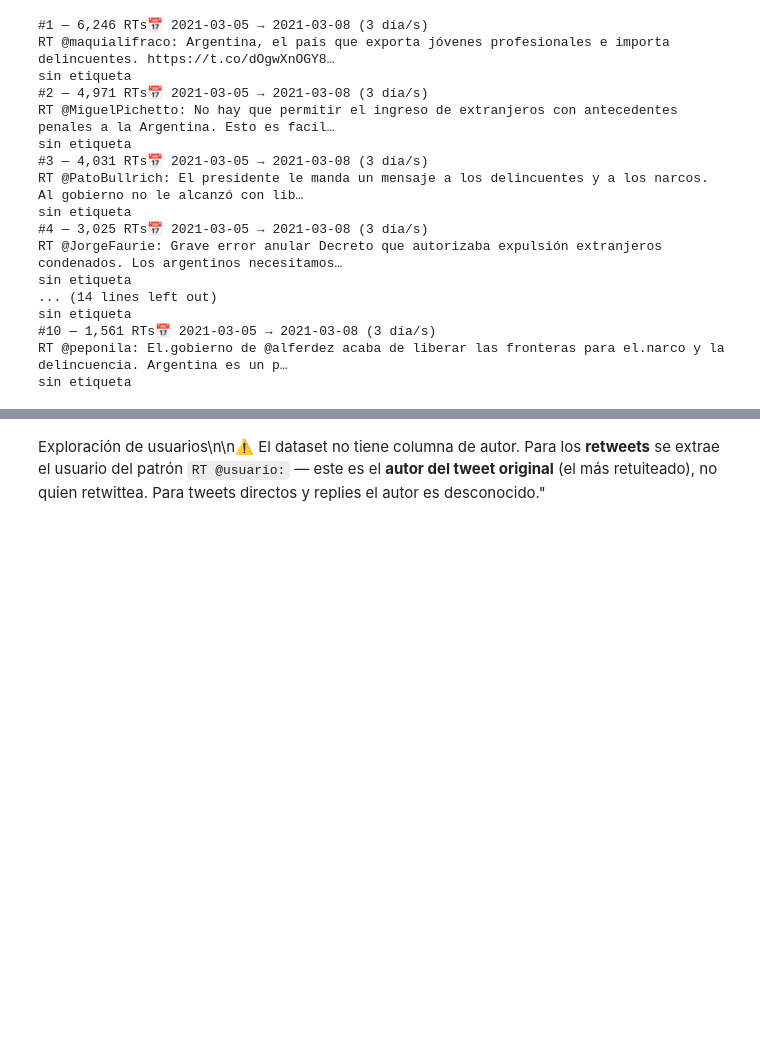
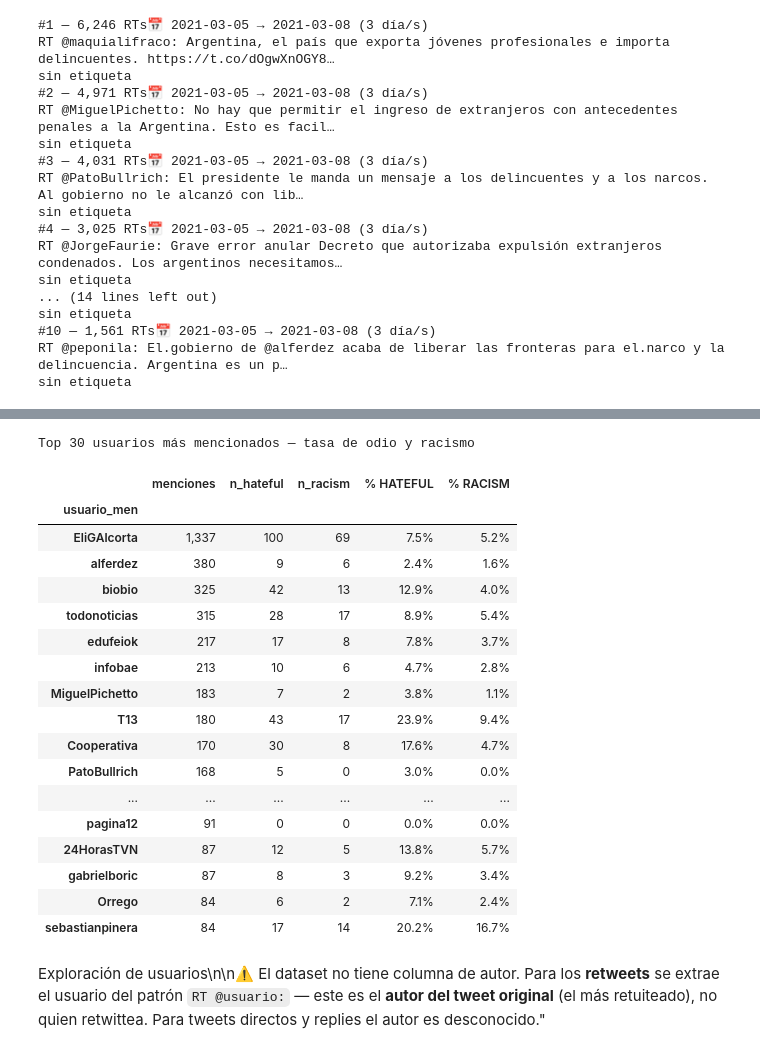
Before and after one commit to natdebandi/xenofobia_ar, a Jupyter notebook: 2_DNU_EDA.ipynb, the cells around one changed output, grey strips where cells are left out. Drawn from its saved outputs; the diff is of its cells as text; code cells hidden in the pictures; blank space fills up the shorter version.

```diff
--- a/2_DNU_EDA.ipynb
+++ b/2_DNU_EDA.ipynb
@@ -535,3 +604,60 @@ sin etiqueta
+# %%
+TOP_USERS_MEN = 30
+
+# Extraer primer @usuario mencionado en cada tweet de tipo Mención/Reply
+menciones = df[df['tipo'] == 'Mención/Reply'].copy()
+menciones['usuario_men'] = menciones['text'].str.extract(r'@(\w+)', expand=False)
+
+usuarios_men = (
+    menciones[menciones['usuario_men'].notna()]
+    .groupby('usuario_men')
+    .agg(
+        menciones  = ('id',      'count'),
+        n_hateful  = ('HATEFUL', 'sum'),
+        n_racism   = ('RACISM',  'sum'),
+    )
+    .reset_index()
+    .sort_values('menciones', ascending=False)
+    .head(TOP_USERS_MEN)
+)
+usuarios_men['% HATEFUL'] = (usuarios_men['n_hateful'] / usuarios_men['menciones'] * 100).round(1)
+usuarios_men['% RACISM']  = (usuarios_men['n_racism']  / usuarios_men['menciones'] * 100).round(1)
+
+display(
+    usuarios_men
+    .set_index('usuario_men')
+    .style
+    .format({'menciones': '{:,}', 'n_hateful': '{:,}', 'n_racism': '{:,}',
+             '% HATEFUL': '{:.1f}%', '% RACISM': '{:.1f}%'})
+    .background_gradient(subset=['menciones'],  cmap='Blues')
+    .background_gradient(subset=['% HATEFUL'], cmap='Reds')
+    .background_gradient(subset=['% RACISM'],  cmap='RdPu')
+    .set_caption(f'Top {TOP_USERS_MEN} usuarios más mencionados — tasa de odio y racismo')
+    .set_table_styles([{
+        'selector': 'caption',
+        'props': [('font-size', '13px'), ('font-weight', 'bold'), ('text-align', 'left')]
+    }])
+)
+# %% [output]
+Top 30 usuarios más mencionados — tasa de odio y racismo
+|  | menciones | n_hateful | n_racism | % HATEFUL | % RACISM |
+| usuario_men |  |  |  |  |  |
+| EliGAlcorta | 1,337 | 100 | 69 | 7.5% | 5.2% |
+| alferdez | 380 | 9 | 6 | 2.4% | 1.6% |
+| biobio | 325 | 42 | 13 | 12.9% | 4.0% |
+| todonoticias | 315 | 28 | 17 | 8.9% | 5.4% |
+| edufeiok | 217 | 17 | 8 | 7.8% | 3.7% |
+| infobae | 213 | 10 | 6 | 4.7% | 2.8% |
+| MiguelPichetto | 183 | 7 | 2 | 3.8% | 1.1% |
+| T13 | 180 | 43 | 17 | 23.9% | 9.4% |
+| Cooperativa | 170 | 30 | 8 | 17.6% | 4.7% |
+| PatoBullrich | 168 | 5 | 0 | 3.0% | 0.0% |
+| ... | ... | ... | ... | ... | ... |
+| pagina12 | 91 | 0 | 0 | 0.0% | 0.0% |
+| 24HorasTVN | 87 | 12 | 5 | 13.8% | 5.7% |
+| gabrielboric | 87 | 8 | 3 | 9.2% | 3.4% |
+| Orrego | 84 | 6 | 2 | 7.1% | 2.4% |
+| sebastianpinera | 84 | 17 | 14 | 20.2% | 16.7% |
 # %% [markdown]
 Exploración de usuarios\n\n⚠️ El dataset no tiene columna de autor. Para los **retweets** se extrae el usuario del patrón `RT @usuario:` — este es el **autor del tweet original** (el más retuiteado), no quien retwittea. Para tweets directos y replies el autor es desconocido."
 # %%
```
Also changed, not shown: parts of 5 cells of this notebook, 6 other files.
